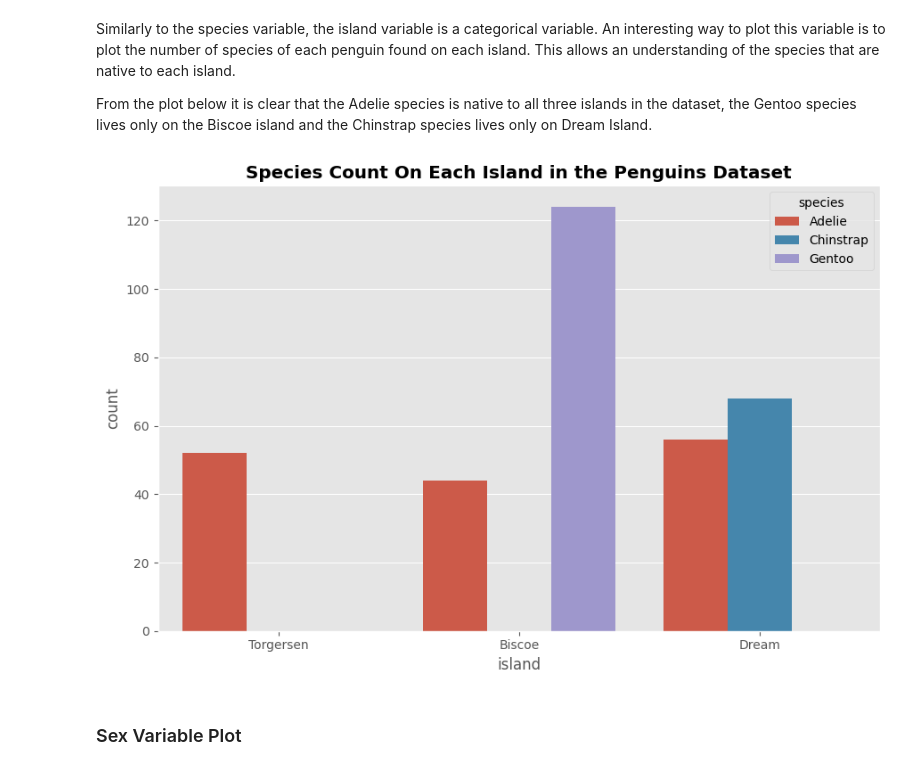
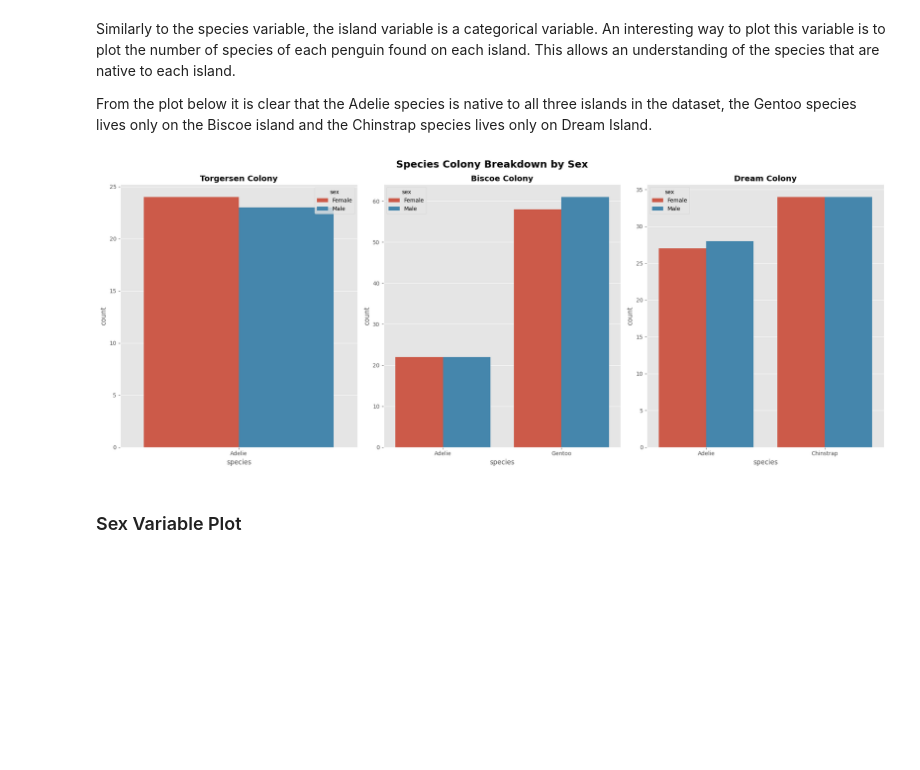
Before and after one commit to humphs078/data_analysis_fundamentals, a Jupyter notebook: tasks.ipynb, the cells around one changed output. Saved outputs shown, nothing was run; the diff lists cells and outputs as text; code cells hidden in the pictures; blank space fills up the shorter version.

```diff
--- a/tasks.ipynb
+++ b/tasks.ipynb
@@ -1247,12 +1248,3 @@ plt.show()
 Similarly to the species variable, the island variable is a categorical variable. An interesting way to plot this variable is to plot the number of species of each penguin found on each island. This allows an understanding of the species that are native to each island.
 
 From the plot below it is clear that the Adelie species is native to all three islands in the dataset, the Gentoo species lives only on the Biscoe island and the Chinstrap species lives only on Dream Island.
-# %%
-# create an empty plot
-fig, ax = plt.subplots(figsize=(9,6))
-
-# plot the species count per island
-sns.countplot(data=penguins, x='island', hue='species').set_title('Species Count On Each Island in the Penguins Dataset',  weight='bold')
-plt.show()
-# %% [output]
-[figure, removed]
@@ -1259,3 +1257,17 @@ plt.show()
+# %%
+# create an empty plot
+fig, ax = plt.subplots(1, 3, figsize=(20,8))
+
+# plot the species count per island
+sns.countplot(data=torgersen, x='species', hue='sex', ax=ax[0]).set_title('Torgersen Colony',  weight='bold')
+sns.countplot(data=biscoe, x='species', hue='sex', ax=ax[1]).set_title('Biscoe Colony',  weight='bold')
+sns.countplot(data=dream, x='species', hue='sex', ax=ax[2]).set_title('Dream Colony',  weight='bold')
+plt.suptitle('Species Colony Breakdown by Sex', fontweight ="bold", fontsize=18)
+
+
+plt.show()
+# %% [output]
+[figure, added]
 # %% [markdown]
 ### Sex Variable Plot <a id="sex-variable-plot"></a>
 # %% [markdown]
```
Also changed, not shown: parts of 9 cells of this notebook.
